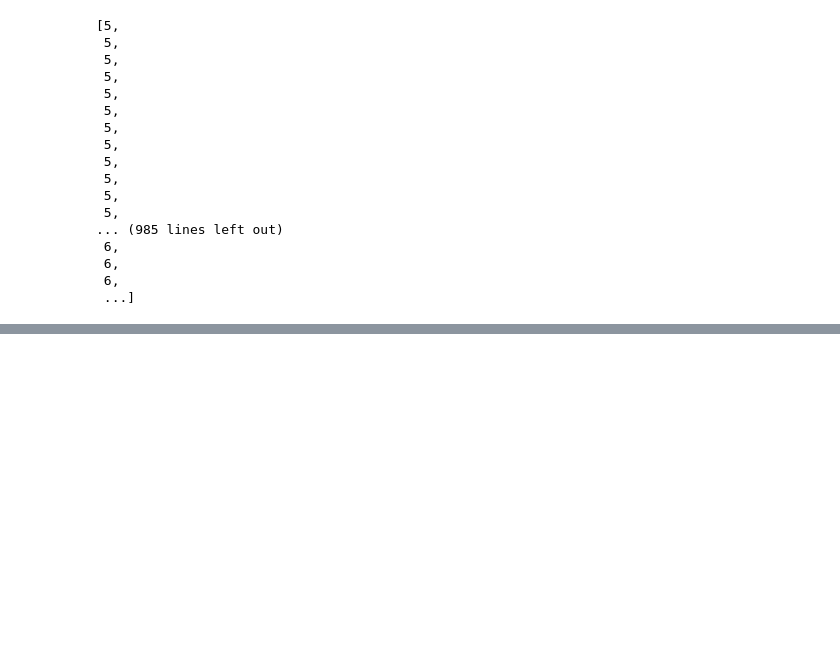
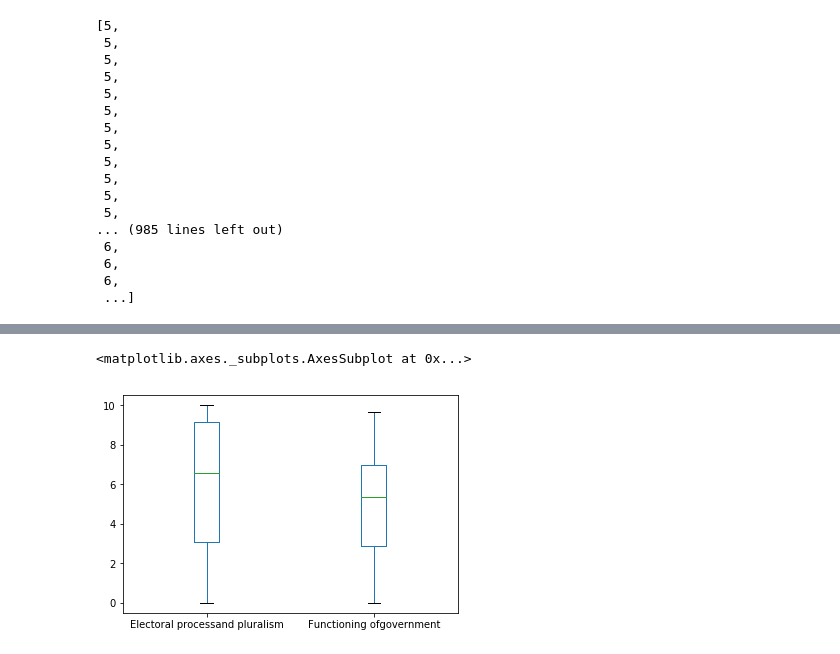
Before and after one commit to InvestigacionEscuelaGobPUCP/training, a Jupyter notebook: clase1.ipynb, the cells around one changed output, grey strips where cells are left out. Cells and saved outputs as stored; diff of their text form; code cells hidden in the pictures; blank space fills up the shorter version.

```diff
--- a/clase1.ipynb
+++ b/clase1.ipynb
@@ -104,0 +81,8 @@ data.tail()
+# %%
+wiki=wiki[wiki.Rank!="Rank"]
+# %%
+wiki.Rank=wiki.Rank.str.replace("=","")
+# %%
+wiki.Score=[float(x) for x in wiki.Score]
+# %%
+wiki.iloc[:,2:8]=wiki.iloc[:,2:8].applymap(float)
@@ -104,0 +118,7 @@ data.tail()
+# %%
+%matplotlib inline
+
+wiki.iloc[:,3:5].plot.box()
+# %% [output]
+<matplotlib.axes._subplots.AxesSubplot at 0x...>
+[figure, added]
```
Also changed, not shown: parts of 9 cells of this notebook.
